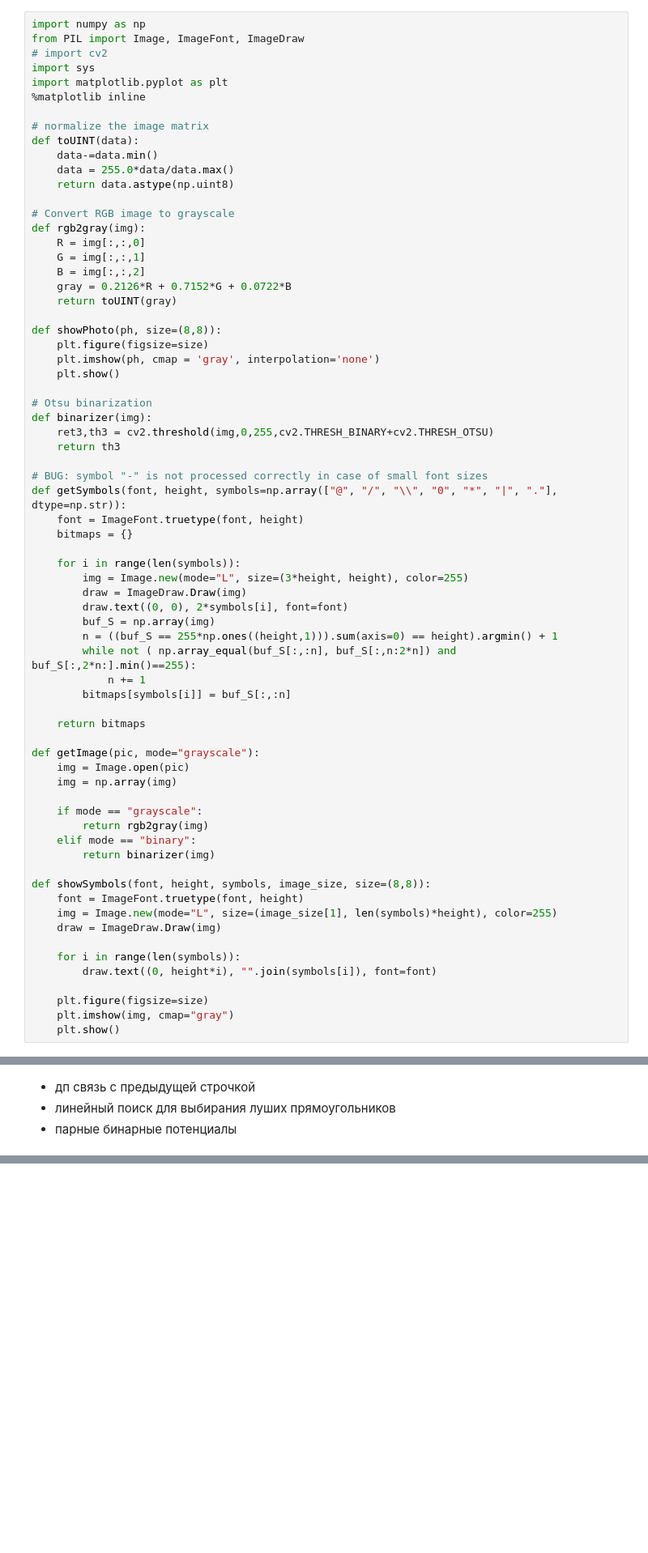
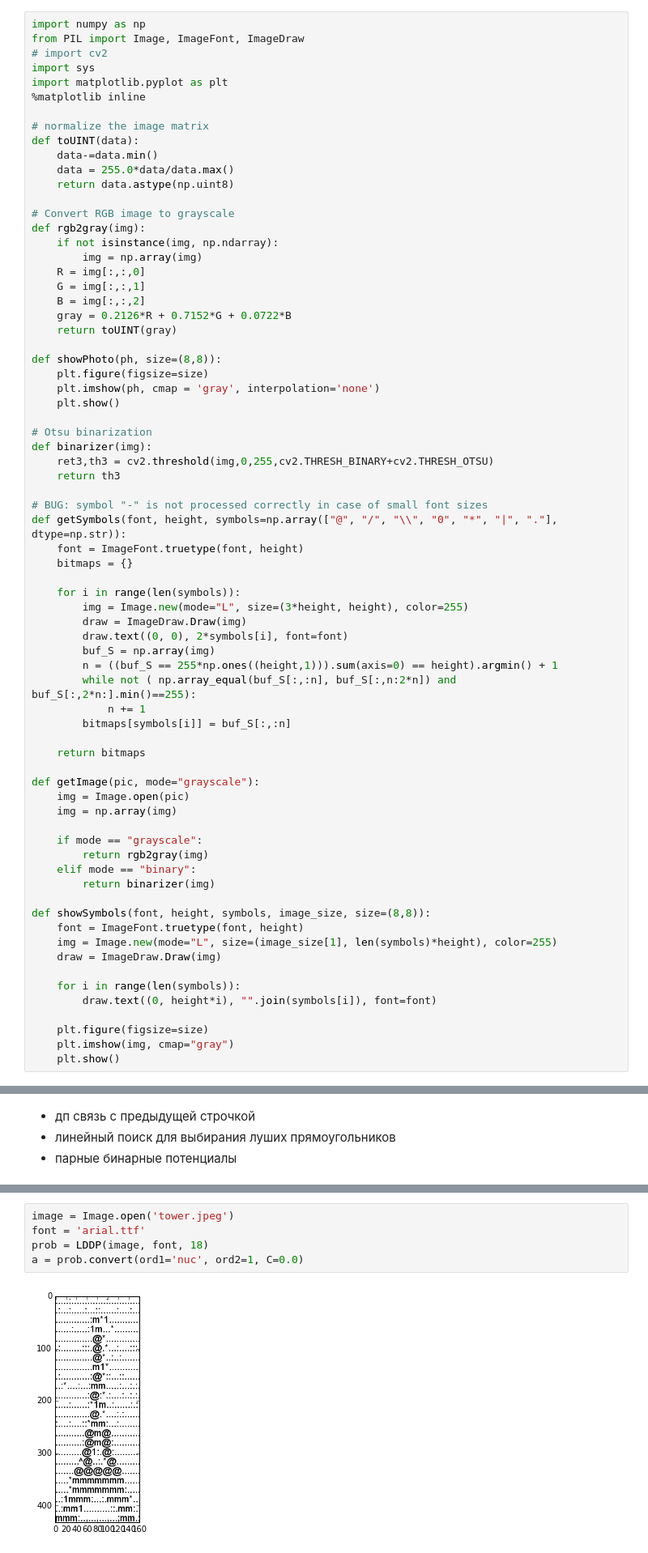
Before and after one commit to max777alex/image-to-ascii, a Jupyter notebook: project.ipynb, the cells around one changed output, grey strips where cells are left out. Shown at 81% size. Drawn from its saved outputs; the diff is of its cells as text; blank space fills up the shorter version.

Commit message:
LDDP

```diff
--- a/project.ipynb
+++ b/project.ipynb
@@ -14,6 +14,8 @@ def toUINT(data):
 
 # Convert RGB image to grayscale
 def rgb2gray(img):
+    if not isinstance(img, np.ndarray):
+        img = np.array(img)
     R = img[:,:,0]
     G = img[:,:,1]
     B = img[:,:,2]
@@ -165,0 +260,7 @@ showPhoto(image)
+# %%
+image = Image.open('tower.jpeg')
+font = 'arial.ttf'
+prob = LDDP(image, font, 18)
+a = prob.convert(ord1='nuc', ord2=1, C=0.0)
+# %% [output]
+[figure, added]
```
Also changed, not shown: parts of 2 cells of this notebook.
